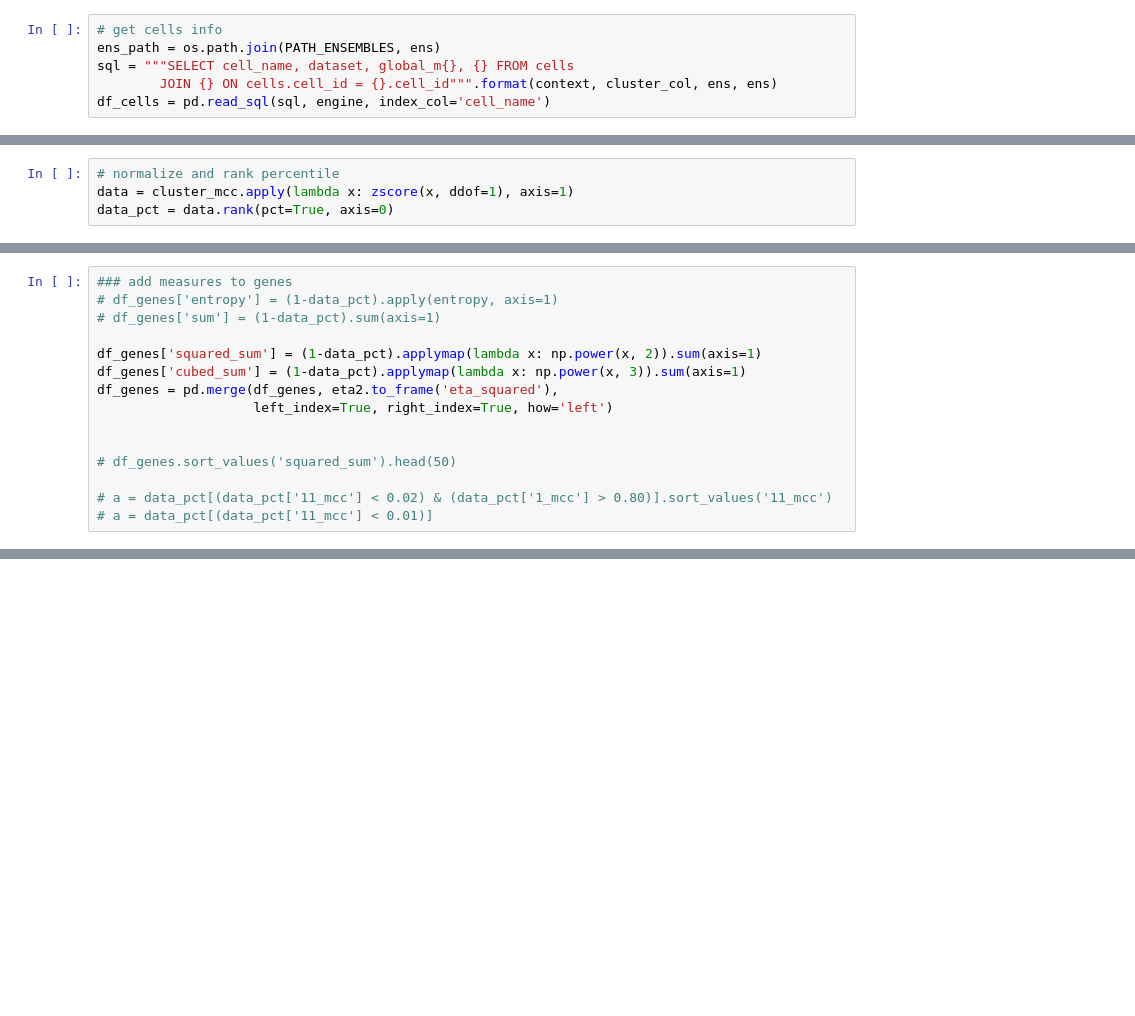
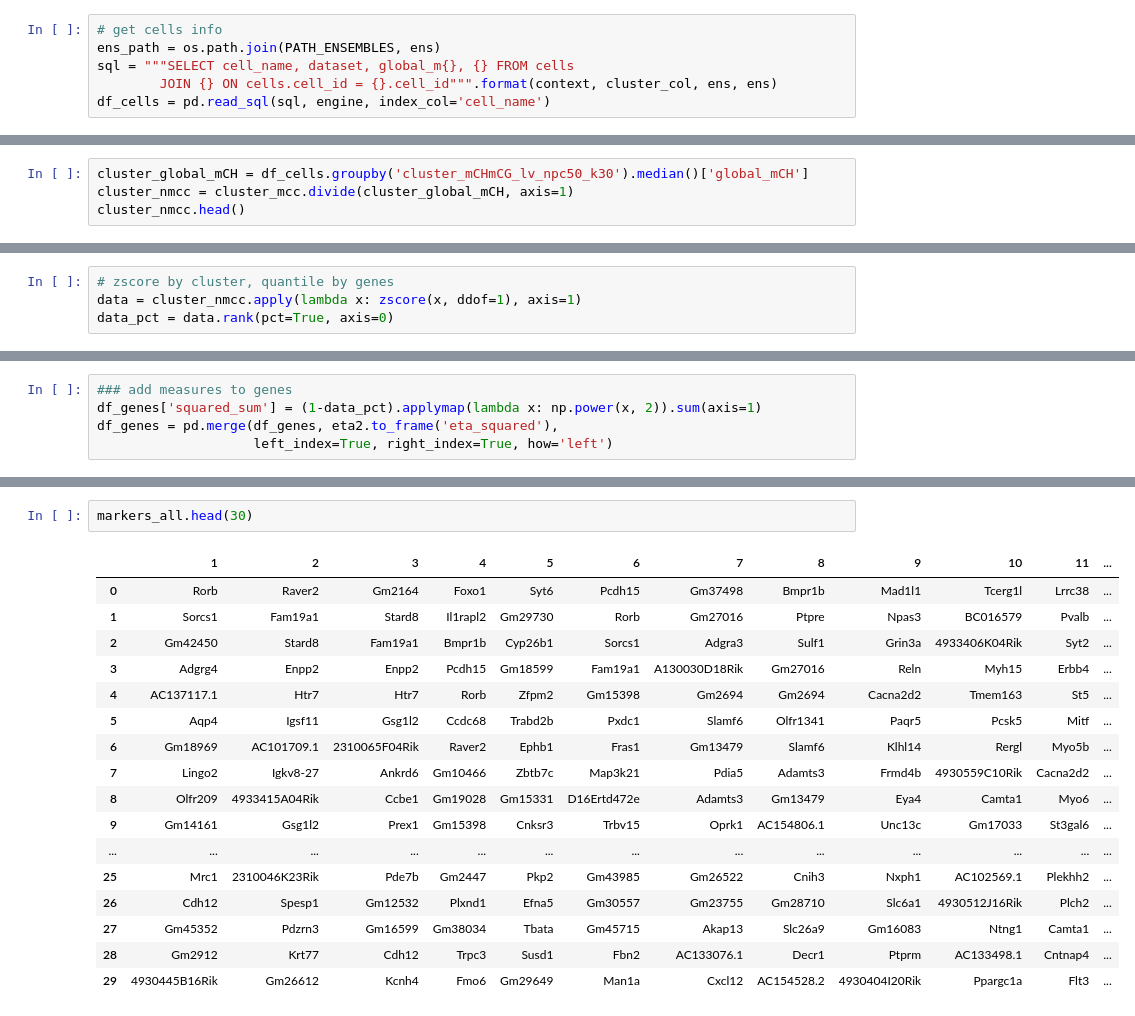
Before and after one commit to mukamel-lab-team/snmcseq, a Jupyter notebook: marker_genes.ipynb, the cells around one changed output, grey strips where cells are left out. Drawn from its saved outputs; the diff is of its cells as text; blank space fills up the shorter version.

```diff
--- a/marker_genes.ipynb
+++ b/marker_genes.ipynb
@@ -190,0 +190,4 @@ logging.info("Got cluster_mcc matrix: {}".format(cluster_mcc.shape))
+# %%
+cluster_global_mCH = df_cells.groupby('cluster_mCHmCG_lv_npc50_k30').median()['global_mCH']
+cluster_nmcc = cluster_mcc.divide(cluster_global_mCH, axis=1)
+cluster_nmcc.head()
@@ -191,6 +202,6 @@ logging.info("Got cluster_mcc matrix: {}".format(cluster_mcc.shape))
 # %%
-# normalize and rank percentile
-data = cluster_mcc.apply(lambda x: zscore(x, ddof=1), axis=1)
+# zscore by cluster, quantile by genes
+data = cluster_nmcc.apply(lambda x: zscore(x, ddof=1), axis=1)
 data_pct = data.rank(pct=True, axis=0)
 # %% [markdown]
 ### Succeeded in detecting the following markers:
@@ -205,16 +213,6 @@ data_pct = data.rank(pct=True, axis=0)
 # %%
 ### add measures to genes
-# df_genes['entropy'] = (1-data_pct).apply(entropy, axis=1)
-# df_genes['sum'] = (1-data_pct).sum(axis=1)
-
 df_genes['squared_sum'] = (1-data_pct).applymap(lambda x: np.power(x, 2)).sum(axis=1)
-df_genes['cubed_sum'] = (1-data_pct).applymap(lambda x: np.power(x, 3)).sum(axis=1)
 df_genes = pd.merge(df_genes, eta2.to_frame('eta_squared'),
                     left_index=True, right_index=True, how='left')
-
-
-# df_genes.sort_values('squared_sum').head(50)
-
-# a = data_pct[(data_pct['11_mcc'] < 0.02) & (data_pct['1_mcc'] > 0.80)].sort_values('11_mcc')
-# a = data_pct[(data_pct['11_mcc'] < 0.01)]
 # %%
@@ -241,0 +249,20 @@ len(markers_all)
+# %%
+markers_all.head(30)
+# %% [output]
+|  | 1 | 2 | 3 | 4 | 5 | 6 | 7 | 8 | 9 | 10 | 11 | ... |
+| 0 | Rorb | Raver2 | Gm2164 | Foxo1 | Syt6 | Pcdh15 | Gm37498 | Bmpr1b | Mad1l1 | Tcerg1l | Lrrc38 | ... |
+| 1 | Sorcs1 | Fam19a1 | Stard8 | Il1rapl2 | Gm29730 | Rorb | Gm27016 | Ptpre | Npas3 | BC016579 | Pvalb | ... |
+| 2 | Gm42450 | Stard8 | Fam19a1 | Bmpr1b | Cyp26b1 | Sorcs1 | Adgra3 | Sulf1 | Grin3a | 4933406K04Rik | Syt2 | ... |
+| 3 | Adgrg4 | Enpp2 | Enpp2 | Pcdh15 | Gm18599 | Fam19a1 | A130030D18Rik | Gm27016 | Reln | Myh15 | Erbb4 | ... |
+| 4 | AC137117.1 | Htr7 | Htr7 | Rorb | Zfpm2 | Gm15398 | Gm2694 | Gm2694 | Cacna2d2 | Tmem163 | St5 | ... |
+| 5 | Aqp4 | Igsf11 | Gsg1l2 | Ccdc68 | Trabd2b | Pxdc1 | Slamf6 | Olfr1341 | Paqr5 | Pcsk5 | Mitf | ... |
+| 6 | Gm18969 | AC101709.1 | 2310065F04Rik | Raver2 | Ephb1 | Fras1 | Gm13479 | Slamf6 | Klhl14 | Rergl | Myo5b | ... |
+| 7 | Lingo2 | Igkv8-27 | Ankrd6 | Gm10466 | Zbtb7c | Map3k21 | Pdia5 | Adamts3 | Frmd4b | 4930559C10Rik | Cacna2d2 | ... |
+| 8 | Olfr209 | 4933415A04Rik | Ccbe1 | Gm19028 | Gm15331 | D16Ertd472e | Adamts3 | Gm13479 | Eya4 | Camta1 | Myo6 | ... |
+| 9 | Gm14161 | Gsg1l2 | Prex1 | Gm15398 | Cnksr3 | Trbv15 | Oprk1 | AC154806.1 | Unc13c | Gm17033 | St3gal6 | ... |
+| ... | ... | ... | ... | ... | ... | ... | ... | ... | ... | ... | ... | ... |
+| 25 | Mrc1 | 2310046K23Rik | Pde7b | Gm2447 | Pkp2 | Gm43985 | Gm26522 | Cnih3 | Nxph1 | AC102569.1 | Plekhh2 | ... |
+| 26 | Cdh12 | Spesp1 | Gm12532 | Plxnd1 | Efna5 | Gm30557 | Gm23755 | Gm28710 | Slc6a1 | 4930512J16Rik | Plch2 | ... |
+| 27 | Gm45352 | Pdzrn3 | Gm16599 | Gm38034 | Tbata | Gm45715 | Akap13 | Slc26a9 | Gm16083 | Ntng1 | Camta1 | ... |
+| 28 | Gm2912 | Krt77 | Cdh12 | Trpc3 | Susd1 | Fbn2 | AC133076.1 | Decr1 | Ptprm | AC133498.1 | Cntnap4 | ... |
+| 29 | 4930445B16Rik | Gm26612 | Kcnh4 | Fmo6 | Gm29649 | Man1a | Cxcl12 | AC154528.2 | 4930404I20Rik | Ppargc1a | Flt3 | ... |
```
Also changed, not shown: parts of 23 cells of this notebook, 41 other files.
